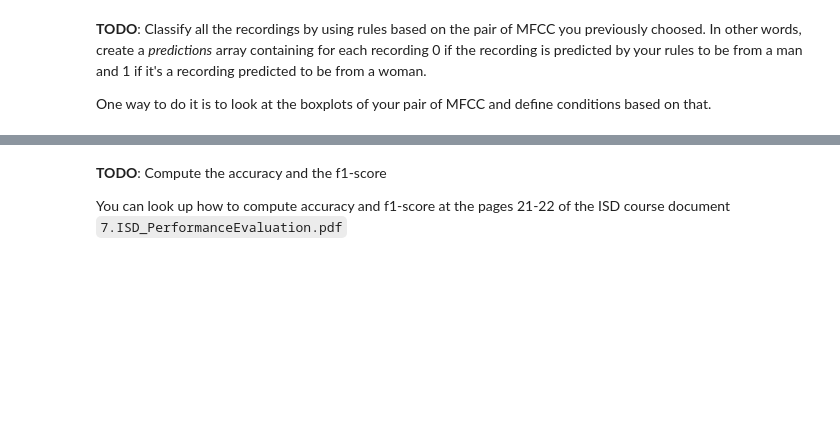
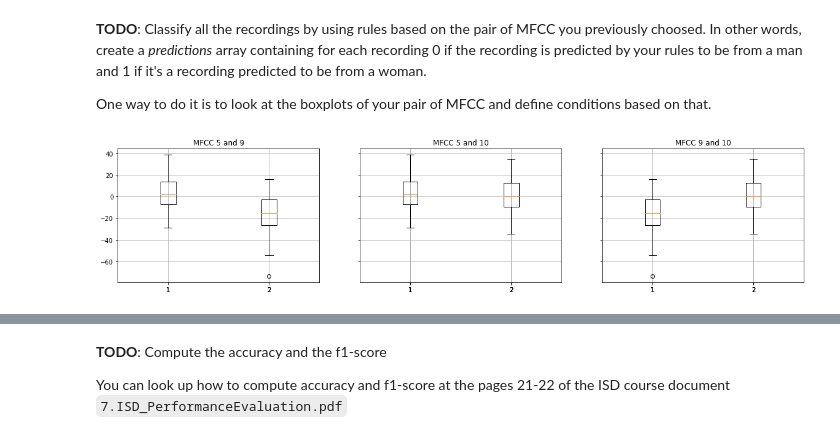
Before and after one commit to heig-vkaelin/arn, a Jupyter notebook: pw1/ARN_PW1.ipynb, the cells around one changed output, grey strips where cells are left out. Drawn from its saved outputs; the diff is of its cells as text; code cells hidden in the pictures; blank space fills up the shorter version.

Commit message:
feat: add boxplot

```diff
--- a/pw1/ARN_PW1.ipynb
+++ b/pw1/ARN_PW1.ipynb
@@ -183,6 +183,24 @@ def plot_confusion_matrix(conf_matrix, classes_names):
 In other words, create a _predictions_ array containing for each recording 0 if the recording is predicted by your rules to be from a man and 1 if it's a recording predicted to be from a woman.
 
 One way to do it is to look at the boxplots of your pair of MFCC and define conditions based on that.
+# %%
+mfcc_5_9 = np.vstack((mfcc_5, mfcc_9)).T
+mfcc_5_10 = np.vstack((mfcc_5, mfcc_10)).T
+mfcc_9_10 = np.vstack((mfcc_9, mfcc_10)).T
+
+f, (ax1, ax2, ax3) = pl.subplots(nrows = 1, ncols = 3, sharex=True, sharey=True, figsize=(20,4))
+ax1.plot()
+ax1.boxplot(mfcc_5_9)
+ax1.set_title('MFCC 5 and 9')
+ax1.grid()
+ax2.boxplot(mfcc_5_10)
+ax2.set_title('MFCC 5 and 10')
+ax2.grid()
+ax3.boxplot(mfcc_9_10)
+ax3.set_title('MFCC 9 and 10')
+ax3.grid()
+# %% [output]
+[figure, added]
 # %%
 predictions = ...
 # %%
```
Also changed, not shown: parts of 14 cells of this notebook.
